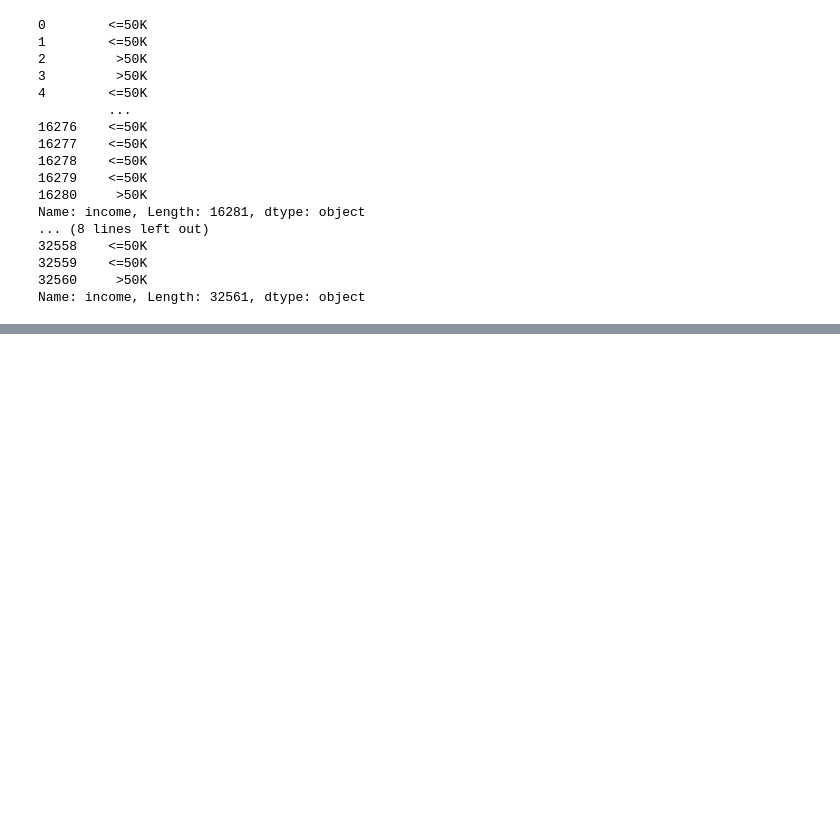
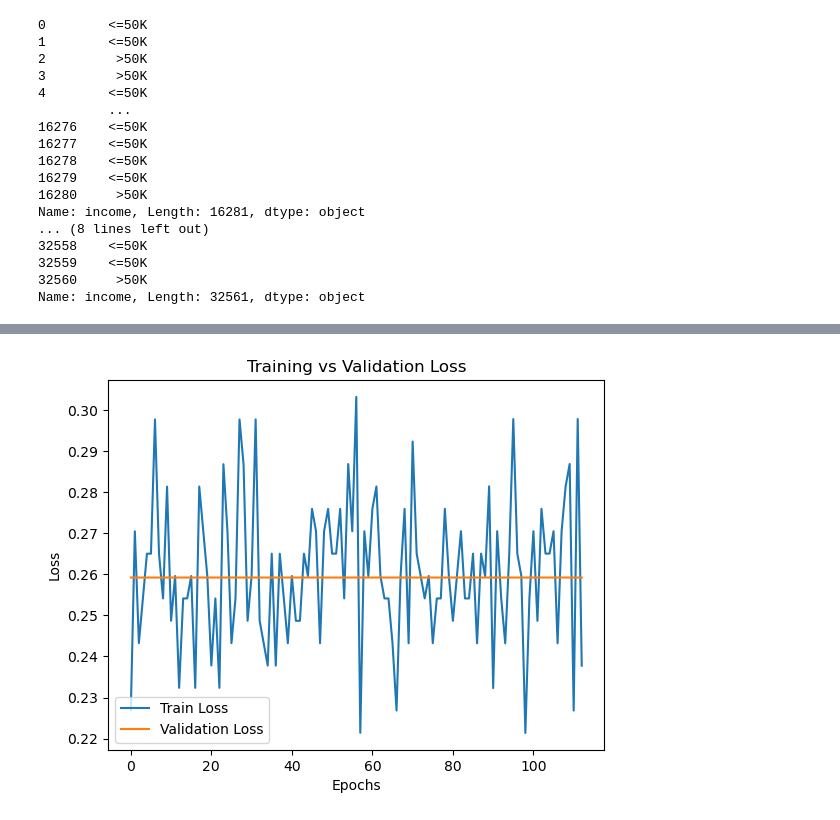
Before and after one commit to Ananyagawade12/DL, a Jupyter notebook: Assignment1/notebooks/FCN_scratch.ipynb, the cells around one changed output, grey strips where cells are left out. Saved outputs shown, nothing was run; the diff lists cells and outputs as text; code cells hidden in the pictures; blank space fills up the shorter version.

```diff
--- a/Assignment1/notebooks/FCN_scratch.ipynb
+++ b/Assignment1/notebooks/FCN_scratch.ipynb
@@ -248,0 +339,89 @@ Test Accuracy: 0.7549136786188579
+# %%
+num_samples = X_train.shape[1]
+it = 0
+for epoch in range(epochs):
+
+    for i in range(0, num_samples, batch_size):
+        it += 1
+        X_batch = X_train[:, i:i+batch_size]
+        y_batch = y_train[:, i:i+batch_size]
+        m = X_batch.shape[1]
+
+        Z1 = np.dot(W1, X_batch) + b1
+        A1 = relu(Z1)
+
+        Z2 = np.dot(W2, A1) + b2
+        A2 = relu(Z2)
+
+        Z3 = np.dot(W3, A2) + b3
+        y_hat = sigmoid(Z3)
+
+        loss = -np.mean(
+            w1*y_batch * np.log(y_hat + 1e-8) +
+            w0*(1 - y_batch) * np.log(1 - y_hat + 1e-8)
+        )
+        dZ3 = (w1 * y_batch + w0 * (1 - y_batch)) * (y_hat - y_batch)
+
+        dW3 = np.dot(dZ3, A2.T) / m
+        db3 = np.sum(dZ3, axis=1, keepdims=True) / m
+
+        dA2 = np.dot(W3.T, dZ3)
+        dZ2 = dA2 * relu_derivative(Z2)
+        dW2 = np.dot(dZ2, A1.T) / m
+        db2 = np.sum(dZ2, axis=1, keepdims=True) / m
+
+        dA1 = np.dot(W2.T, dZ2)
+        dZ1 = dA1 * relu_derivative(Z1)
+        dW1 = np.dot(dZ1, X_batch.T) / m
+        db1 = np.sum(dZ1, axis=1, keepdims=True) / m
+
+        W3 -= learning_rate * dW3
+        b3 -= learning_rate * db3
+
+        W2 -= learning_rate * dW2
+        b2 -= learning_rate * db2
+
+        W1 -= learning_rate * dW1
+        b1 -= learning_rate * db1
+
+        if it % 100 == 0:
+
+
+          Z1v = W1 @ X_val + b1
+          A1v = relu(Z1v)
+          Z2v = W2 @ A1v + b2
+          A2v = relu(Z2v)
+          Z3v = W3 @ A2v + b3
+          y_val_hat = sigmoid(Z3v)
+
+          val_loss = -np.mean(
+              w1 * y_val * np.log(y_val_hat + 1e-8) +
+              w0 * (1 - y_val) * np.log(1 - y_val_hat + 1e-8)
+          )
+
+          train_losses.append(loss)
+          val_losses.append(val_loss)
+
+
+          print(f"Epoch {epoch+1}/{epochs} | Train Loss: {loss:.4f} | Val Loss: {val_loss:.4f}")
+
+
+plt.plot(train_losses, label="Train Loss")
+plt.plot(val_losses, label="Validation Loss")
+plt.xlabel("Epochs")
+plt.ylabel("Loss")
+plt.legend()
+plt.title("Training vs Validation Loss")
+plt.show()
+
+Z1 = W1 @ X_test + b1
+A1 = relu(Z1)
+Z2 = W2 @ A1 + b2
+A2 = relu(Z2)
+Z3 = W3 @ A2 + b3
+y_pred = sigmoid(Z3)
+
+y_pred_labels = (y_pred > 0.5).astype(int)
+accuracy = np.mean(y_pred_labels == y_test)
+print("Test Accuracy:", accuracy)
+# %% [output]
@@ -248,0 +445 @@ Test Accuracy: 0.7549136786188579
+[figure, added]
```
Also changed, not shown: parts of 10 cells of this notebook.
